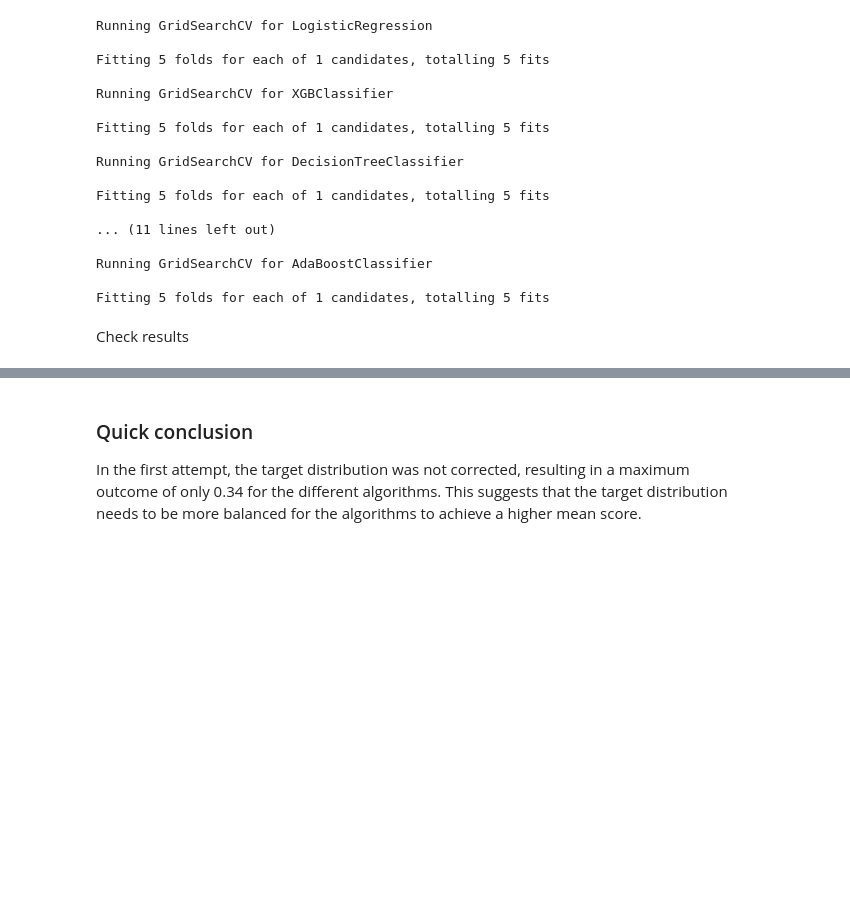
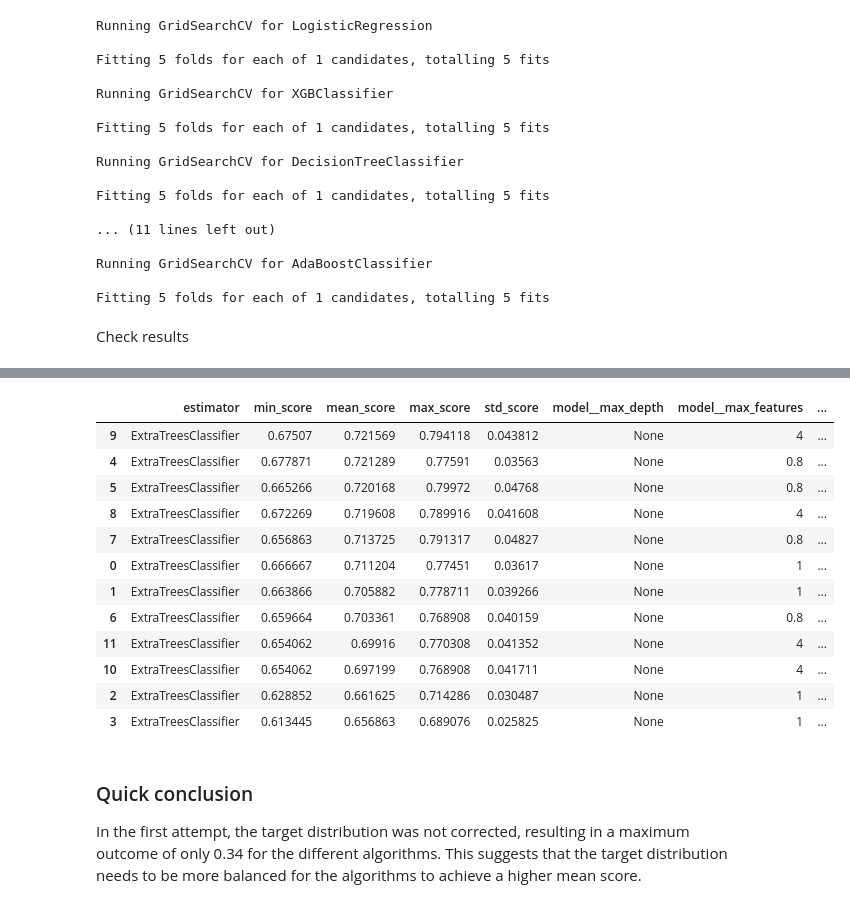
Before and after one commit to Ko11e/Student-Performance, a Jupyter notebook: jupyter_notebooks/06 - Modeling and Evaluation - Predict Score Improvment.ipynb, the cells around one changed output, grey strips where cells are left out. Saved outputs shown, nothing was run; the diff lists cells and outputs as text; code cells hidden in the pictures; blank space fills up the shorter version.

```diff
--- a/jupyter_notebooks/06 - Modeling and Evaluation - Predict Score Improvment.ipynb
+++ b/jupyter_notebooks/06 - Modeling and Evaluation - Predict Score Improvment.ipynb
@@ -310,0 +324,35 @@ grid_search_summary
+# %%
+models_search = {
+    "ExtraTreesClassifier": ExtraTreesClassifier(random_state=0),
+}
+
+
+params_search = {
+    "ExtraTreesClassifier": {
+        # Higher complexity and flexibility
+        "model__max_depth": [None],
+        "model__min_samples_split": [2, 5],
+        "model__min_samples_leaf": [1, 2],
+        "model__max_features": [1, 0.8, 4],
+        "model__random_state": [42],
+        # Best score 0.72
+
+        # # preventing overfitting
+        # "model__max_depth": [10, 20, 30],
+        # "model__min_samples_split": [5, 10],
+        # "model__min_samples_leaf": [4, 10],
+        # "model__max_features": [0.5, "sqrt"],
+        # "model__max_leaf_nodes": [50, 100],
+        # "model__random_state": [42]
+        # # Best score 0.64
+
+        # # Balaced accurcy and preformence
+        # "model__criterion": ["gini", "entropy"],
+        # "model__max_depth": [None, 10, 20],
+        # "model__min_samples_split": [2, 5],
+        # "model__min_samples_leaf": [1, 2, 4],
+        # "model__max_features": ["sqrt", "log2"],
+        # "model__random_state": [42],
+        # # Best score 0,79
+    }
+}
@@ -311,3 +369,20 @@ grid_search_summary
+# %%
+grid_search_summary, grid_search_pipelines = search.score_summary(sort_by='mean_score')
+grid_search_summary
+# %% [output]
+|  | estimator | min_score | mean_score | max_score | std_score | model__max_depth | model__max_features | ... |
+| 9 | ExtraTreesClassifier | 0.67507 | 0.721569 | 0.794118 | 0.043812 | None | 4 | ... |
+| 4 | ExtraTreesClassifier | 0.677871 | 0.721289 | 0.77591 | 0.03563 | None | 0.8 | ... |
+| 5 | ExtraTreesClassifier | 0.665266 | 0.720168 | 0.79972 | 0.04768 | None | 0.8 | ... |
+| 8 | ExtraTreesClassifier | 0.672269 | 0.719608 | 0.789916 | 0.041608 | None | 4 | ... |
+| 7 | ExtraTreesClassifier | 0.656863 | 0.713725 | 0.791317 | 0.04827 | None | 0.8 | ... |
+| 0 | ExtraTreesClassifier | 0.666667 | 0.711204 | 0.77451 | 0.03617 | None | 1 | ... |
+| 1 | ExtraTreesClassifier | 0.663866 | 0.705882 | 0.778711 | 0.039266 | None | 1 | ... |
+| 6 | ExtraTreesClassifier | 0.659664 | 0.703361 | 0.768908 | 0.040159 | None | 0.8 | ... |
+| 11 | ExtraTreesClassifier | 0.654062 | 0.69916 | 0.770308 | 0.041352 | None | 4 | ... |
+| 10 | ExtraTreesClassifier | 0.654062 | 0.697199 | 0.768908 | 0.041711 | None | 4 | ... |
+| 2 | ExtraTreesClassifier | 0.628852 | 0.661625 | 0.714286 | 0.030487 | None | 1 | ... |
+| 3 | ExtraTreesClassifier | 0.613445 | 0.656863 | 0.689076 | 0.025825 | None | 1 | ... |
 # %% [markdown]
 ### Quick conclusion
 
```
Also changed, not shown: parts of 4 cells of this notebook, 1 other file.
